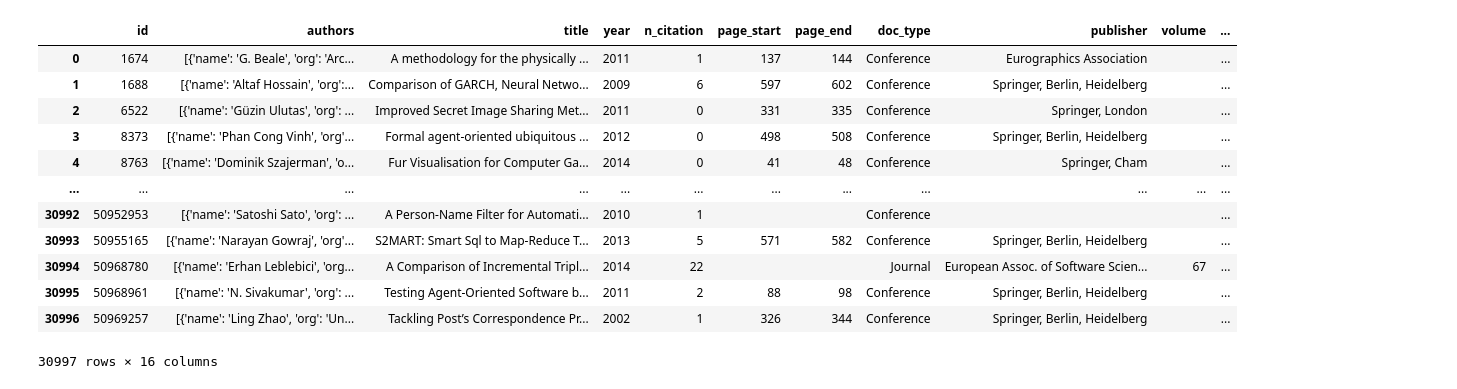
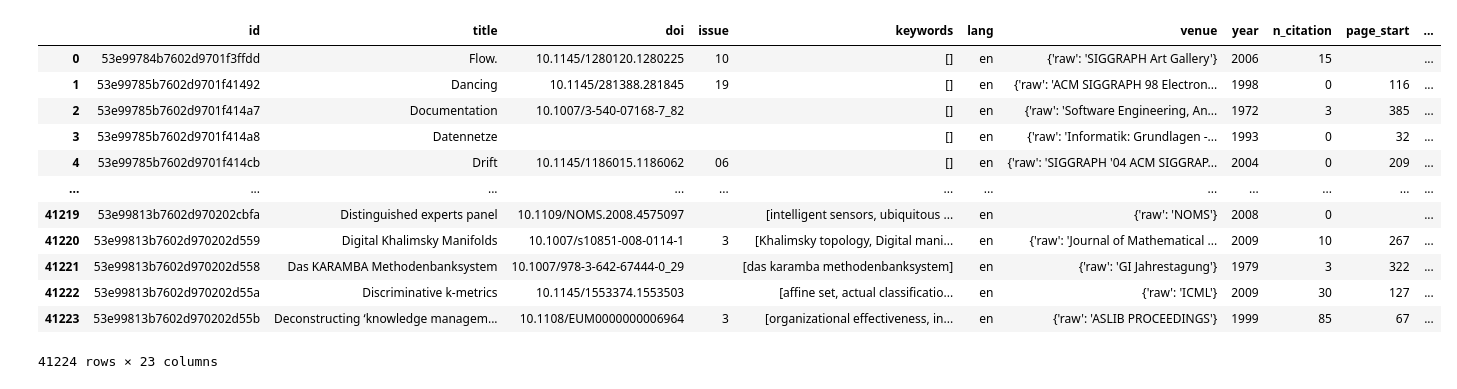
Before and after one commit to gauravsett/co-citation-prediction, a Jupyter notebook: src/process.ipynb, the cells around one changed output. Drawn from its saved outputs; the diff is of its cells as text; code cells hidden in the pictures.

```diff
--- a/src/process.ipynb
+++ b/src/process.ipynb
@@ -2,27 +2,23 @@
 import pandas as pd
 import json
 # %%
-def strip(line):
-    # remove the first and last character
-    return line
-
-with open('../data/dblp.v12.json') as f:
-    lines = f.readlines(100000000)
-    data = [json.loads(line[1:-1]) for line in lines[2:]]
+with open('../data/dblp_v14.json') as f:
+    lines = f.readlines(int(1e8))
+    data = [json.loads(line[:-2]) for line in lines[1:]]
 # %%
-df = pd.DataFrame(data).dropna(subset=["references"]).reset_index(drop=True)
+df = pd.DataFrame(data)
 df
 # %% [output]
-|  | id | authors | title | year | n_citation | page_start | page_end | doc_type | publisher | volume | ... |
-| 0 | 1674 | [{'name': 'G. Beale', 'org': 'Arc... | A methodology for the physically ... | 2011 | 1 | 137 | 144 | Conference | Eurographics Association |  | ... |
-| 1 | 1688 | [{'name': 'Altaf Hossain', 'org':... | Comparison of GARCH, Neural Netwo... | 2009 | 6 | 597 | 602 | Conference | Springer, Berlin, Heidelberg |  | ... |
-| 2 | 6522 | [{'name': 'Güzin Ulutas', 'org': ... | Improved Secret Image Sharing Met... | 2011 | 0 | 331 | 335 | Conference | Springer, London |  | ... |
-| 3 | 8373 | [{'name': 'Phan Cong Vinh', 'org'... | Formal agent-oriented ubiquitous ... | 2012 | 0 | 498 | 508 | Conference | Springer, Berlin, Heidelberg |  | ... |
-| 4 | 8763 | [{'name': 'Dominik Szajerman', 'o... | Fur Visualisation for Computer Ga... | 2014 | 0 | 41 | 48 | Conference | Springer, Cham |  | ... |
+|  | id | title | doi | issue | keywords | lang | venue | year | n_citation | page_start | ... |
+| 0 | 53e99784b7602d9701f3ffdd | Flow. | 10.1145/1280120.1280225 | 10 | [] | en | {'raw': 'SIGGRAPH Art Gallery'} | 2006 | 15 |  | ... |
+| 1 | 53e99785b7602d9701f41492 | Dancing | 10.1145/281388.281845 | 19 | [] | en | {'raw': 'ACM SIGGRAPH 98 Electron... | 1998 | 0 | 116 | ... |
+| 2 | 53e99785b7602d9701f414a7 | Documentation | 10.1007/3-540-07168-7_82 |  | [] | en | {'raw': 'Software Engineering, An... | 1972 | 3 | 385 | ... |
+| 3 | 53e99785b7602d9701f414a8 | Datennetze |  |  | [] | en | {'raw': 'Informatik: Grundlagen -... | 1993 | 0 | 32 | ... |
+| 4 | 53e99785b7602d9701f414cb | Drift | 10.1145/1186015.1186062 | 06 | [] | en | {'raw': 'SIGGRAPH '04 ACM SIGGRAP... | 2004 | 0 | 209 | ... |
 | ... | ... | ... | ... | ... | ... | ... | ... | ... | ... | ... | ... |
-| 30992 | 50952953 | [{'name': 'Satoshi Sato', 'org': ... | A Person-Name Filter for Automati... | 2010 | 1 |  |  | Conference |  |  | ... |
-| 30993 | 50955165 | [{'name': 'Narayan Gowraj', 'org'... | S2MART: Smart Sql to Map-Reduce T... | 2013 | 5 | 571 | 582 | Conference | Springer, Berlin, Heidelberg |  | ... |
-| 30994 | 50968780 | [{'name': 'Erhan Leblebici', 'org... | A Comparison of Incremental Tripl... | 2014 | 22 |  |  | Journal | European Assoc. of Software Scien... | 67 | ... |
-| 30995 | 50968961 | [{'name': 'N. Sivakumar', 'org': ... | Testing Agent-Oriented Software b... | 2011 | 2 | 88 | 98 | Conference | Springer, Berlin, Heidelberg |  | ... |
-| 30996 | 50969257 | [{'name': 'Ling Zhao', 'org': 'Un... | Tackling Post’s Correspondence Pr... | 2002 | 1 | 326 | 344 | Conference | Springer, Berlin, Heidelberg |  | ... |
+| 41219 | 53e99813b7602d970202cbfa | Distinguished experts panel | 10.1109/NOMS.2008.4575097 |  | [intelligent sensors, ubiquitous ... | en | {'raw': 'NOMS'} | 2008 | 0 |  | ... |
+| 41220 | 53e99813b7602d970202d559 | Digital Khalimsky Manifolds | 10.1007/s10851-008-0114-1 | 3 | [Khalimsky topology, Digital mani... | en | {'raw': 'Journal of Mathematical ... | 2009 | 10 | 267 | ... |
+| 41221 | 53e99813b7602d970202d558 | Das KARAMBA Methodenbanksystem | 10.1007/978-3-642-67444-0_29 |  | [das karamba methodenbanksystem] | en | {'raw': 'GI Jahrestagung'} | 1979 | 3 | 322 | ... |
+| 41222 | 53e99813b7602d970202d55a | Discriminative k-metrics | 10.1145/1553374.1553503 |  | [affine set, actual classificatio... | en | {'raw': 'ICML'} | 2009 | 30 | 127 | ... |
+| 41223 | 53e99813b7602d970202d55b | Deconstructing ‘knowledge managem... | 10.1108/EUM0000000006964 | 3 | [organizational effectiveness, in... | en | {'raw': 'ASLIB PROCEEDINGS'} | 1999 | 85 | 67 | ... |
-30997 rows × 16 columns
+41224 rows × 23 columns
```
Also changed, not shown: parts of 7 cells of this notebook, 7 other files.
